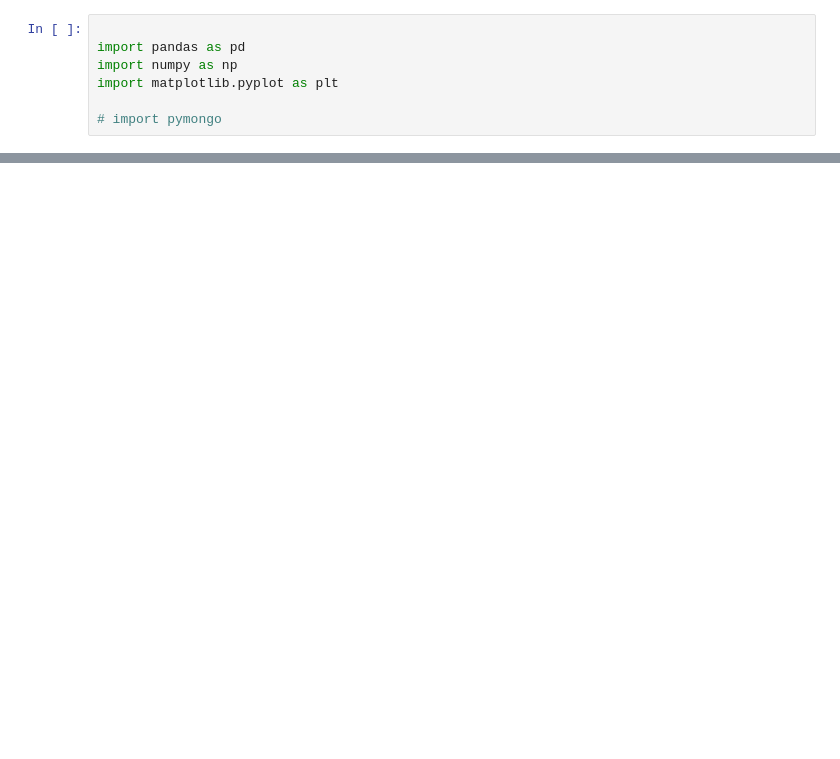
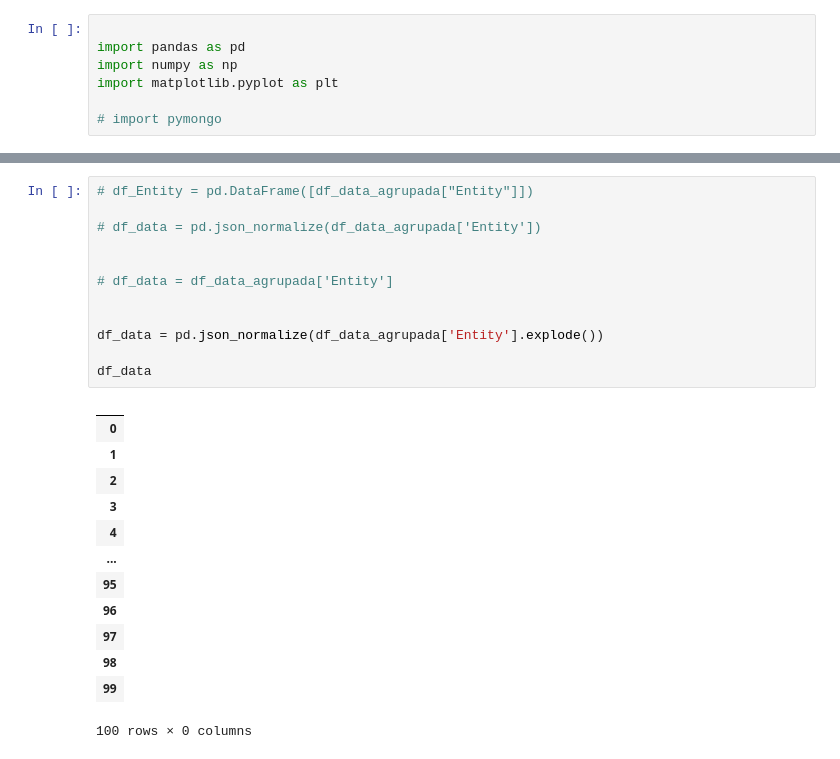
Before and after one commit to Julianjuyo/big_data_spark, a Jupyter notebook: talleres/Taller 2/pruebas.ipynb, the cells around one changed output, grey strips where cells are left out. Drawn from its saved outputs; the diff is of its cells as text; blank space fills up the shorter version.

```diff
--- a/talleres/Taller 2/pruebas.ipynb
+++ b/talleres/Taller 2/pruebas.ipynb
@@ -144,0 +51,26 @@ plt.show()
+# %%
+# df_Entity = pd.DataFrame([df_data_agrupada["Entity"]])
+
+# df_data = pd.json_normalize(df_data_agrupada['Entity'])
+
+
+# df_data = df_data_agrupada['Entity']
+
+
+df_data = pd.json_normalize(df_data_agrupada['Entity'].explode())
+
+df_data
+# %% [output]
+|  |
+| 0 |
+| 1 |
+| 2 |
+| 3 |
+| 4 |
+| ... |
+| 95 |
+| 96 |
+| 97 |
+| 98 |
+| 99 |
+100 rows × 0 columns
```
Also changed, not shown: parts of 9 cells of this notebook, 2 other files.
